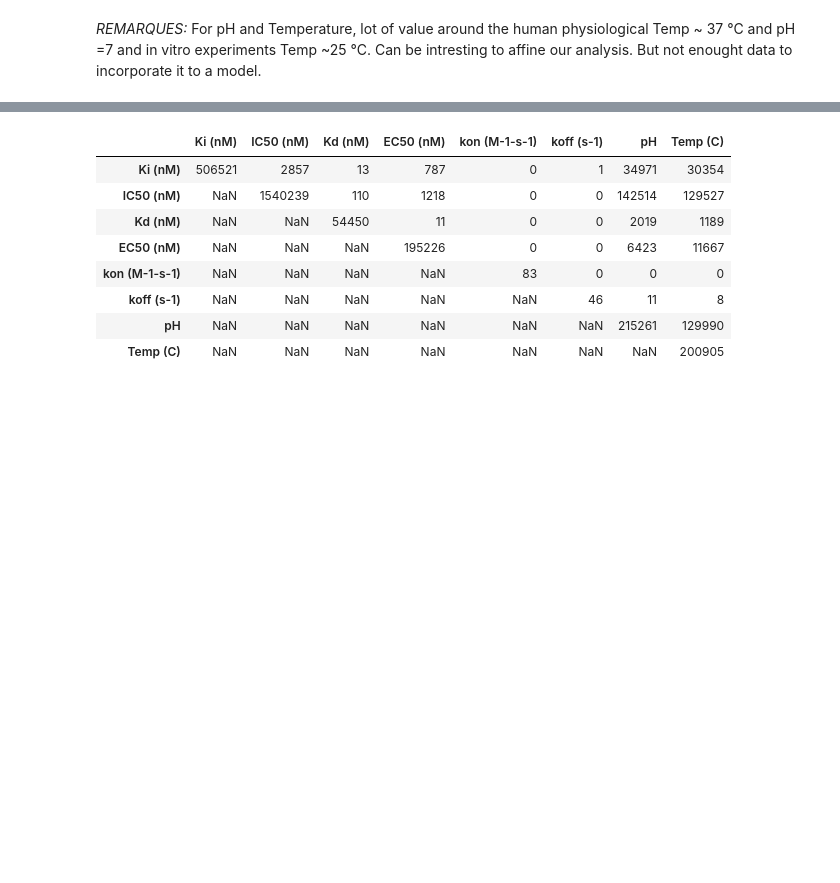
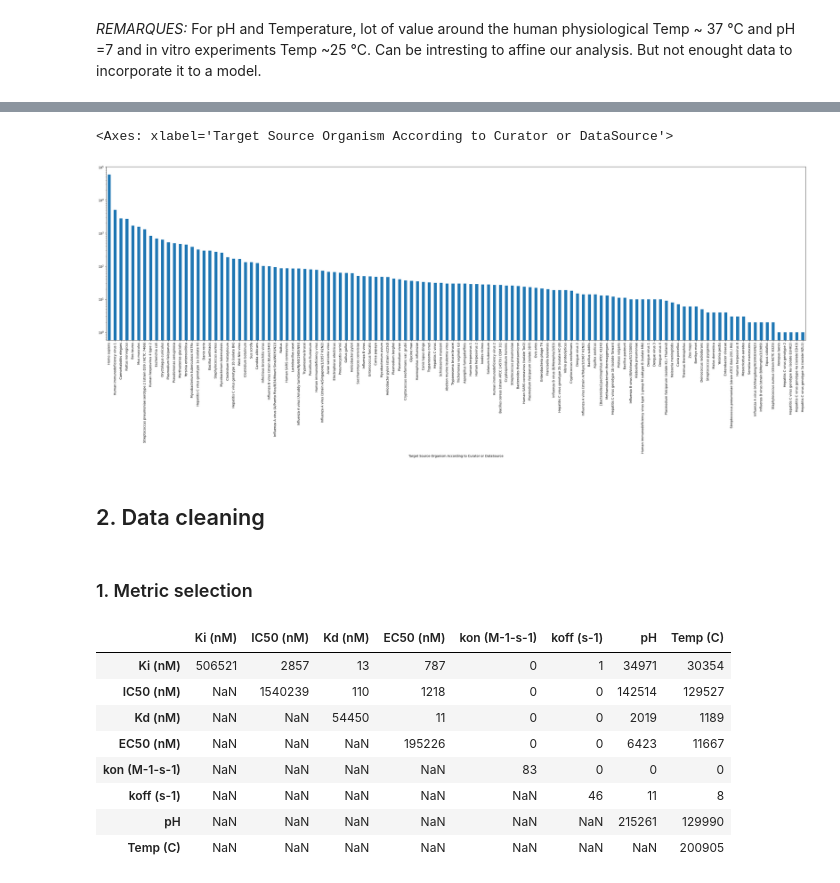
Before and after one commit to epfl-ada/ada-2024-project-laambada, a Jupyter notebook: results.ipynb, the cells around one changed output, grey strips where cells are left out. Cells and saved outputs as stored; diff of their text form; code cells hidden in the pictures; blank space fills up the shorter version.

```diff
--- a/results.ipynb
+++ b/results.ipynb
@@ -371,3 +337,14 @@ For pH and Temperature, lot of value around the human physiological Temp ~ 37 °
+# %%
+# Host organism
+fig, ax = plt.subplots(figsize=(10, 5))
+df_subset["Target Source Organism According to Curator or DataSource"].value_counts().plot(kind="bar", logy=True, figsize=(40, 10))
+# %% [output]
+<Axes: xlabel='Target Source Organism According to Curator or DataSource'>
+[figure, added]
+# %% [markdown]
+## 2. Data cleaning
+# %% [markdown]
+### 1. Metric selection
 # %%
 # We don't have all the metrics for 1 sample but we do have sample with multiple metrics
 commun_pairs= pd.DataFrame(index = reaction_metrics.columns, columns=reaction_metrics.columns)
```
Also changed, not shown: parts of 41 cells of this notebook, 1 other file.
